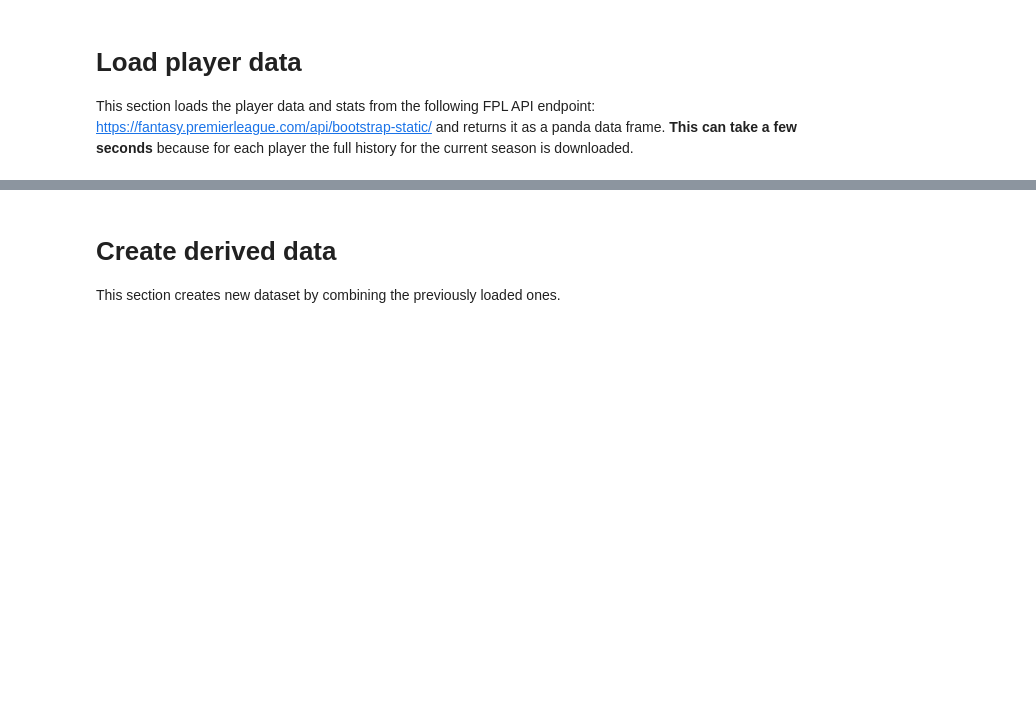
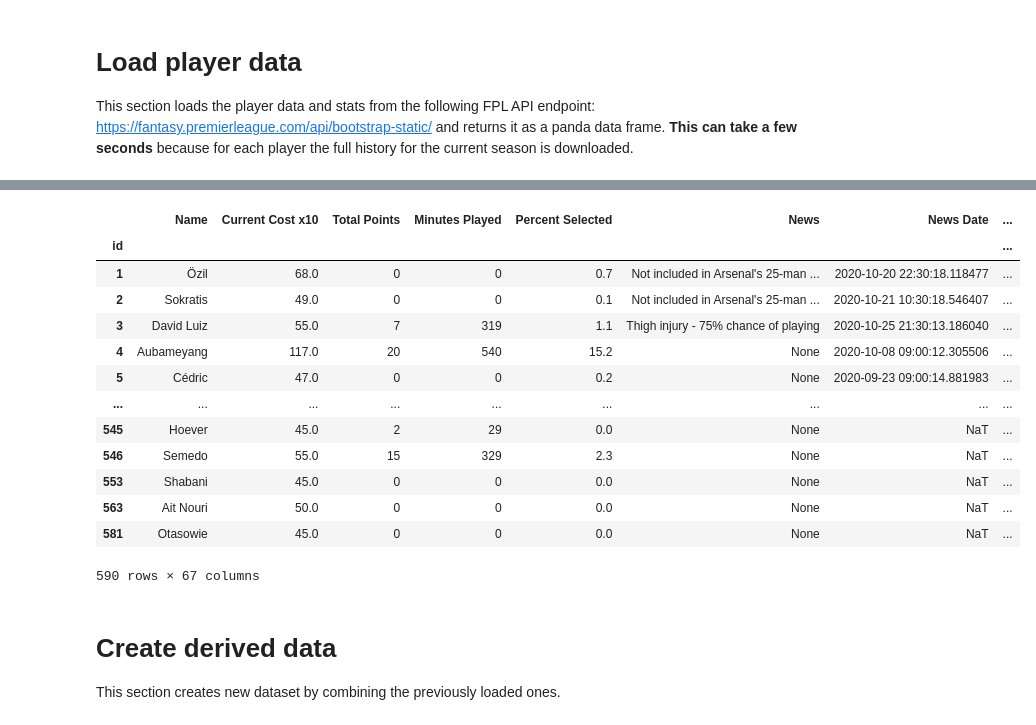
Before and after one commit to 177arc/fpl-data, a Jupyter notebook: prep_data.ipynb, the cells around one changed output, grey strips where cells are left out. Drawn from its saved outputs; the diff is of its cells as text; code cells hidden in the pictures; blank space fills up the shorter version.

```diff
--- a/prep_data.ipynb
+++ b/prep_data.ipynb
@@ -155,3 +158,13 @@ players_ext = pd.concat([players, players_last_season[~players_last_season.index
 
 # This data frame contains one row for every completed fixuture in the last and the current season.
 players_history_ext = pd.concat([players_history, players_history_last_season])
+# %%
+import datetime as dt
+
+def get_news(row: S):
+    """Derives the text for the News column."""
+    if pd.isnull(row['News']) or row['News'] == '':
+        return None
+
+    date_part = '' if pd.isnull(row['News Date'] or row['News Date'] == 'None') else ' (' + dt.datetime.strftime(row['News Date'], '%d %b %Y') + ')'
+    return str(row['News']) + date_part
@@ -158,3 +191,20 @@ players_history_ext = pd.concat([players_history, players_history_last_season])
+# %%
+players_raw[0].pipe(ctx.dd.remap, 'player').assign(**{'News And Date': lambda df: df.apply(lambda row: get_news(row), axis=1)})
+# %% [output]
+|  | Name | Current Cost x10 | Total Points | Minutes Played | Percent Selected | News | News Date | ... |
+| id |  |  |  |  |  |  |  | ... |
+| 1 | Özil | 68.0 | 0 | 0 | 0.7 | Not included in Arsenal's 25-man ... | 2020-10-20 22:30:18.118477 | ... |
+| 2 | Sokratis | 49.0 | 0 | 0 | 0.1 | Not included in Arsenal's 25-man ... | 2020-10-21 10:30:18.546407 | ... |
+| 3 | David Luiz | 55.0 | 7 | 319 | 1.1 | Thigh injury - 75% chance of playing | 2020-10-25 21:30:13.186040 | ... |
+| 4 | Aubameyang | 117.0 | 20 | 540 | 15.2 | None | 2020-10-08 09:00:12.305506 | ... |
+| 5 | Cédric | 47.0 | 0 | 0 | 0.2 | None | 2020-09-23 09:00:14.881983 | ... |
+| ... | ... | ... | ... | ... | ... | ... | ... | ... |
+| 545 | Hoever | 45.0 | 2 | 29 | 0.0 | None | NaT | ... |
+| 546 | Semedo | 55.0 | 15 | 329 | 2.3 | None | NaT | ... |
+| 553 | Shabani | 45.0 | 0 | 0 | 0.0 | None | NaT | ... |
+| 563 | Ait Nouri | 50.0 | 0 | 0 | 0.0 | None | NaT | ... |
+| 581 | Otasowie | 45.0 | 0 | 0 | 0.0 | None | NaT | ... |
+590 rows × 67 columns
 # %% [markdown]
 # Create derived data
 This section creates new dataset by combining the previously loaded ones.
```
Also changed, not shown: parts of 7 cells of this notebook, 1 other file.
